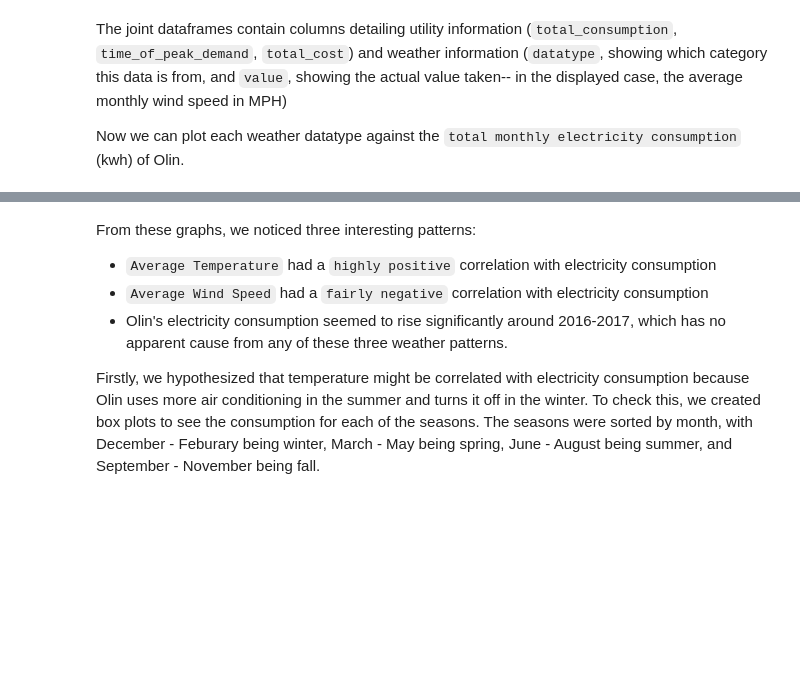
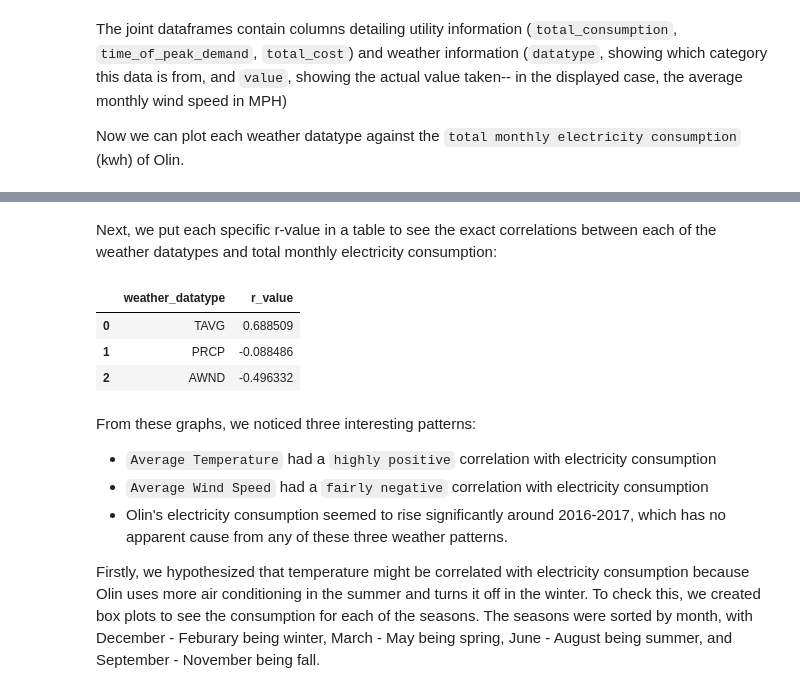
Before and after one commit to cory0417/weather-olin-utilities, a Jupyter notebook: computational_essay_full.ipynb, the cells around one changed output, grey strips where cells are left out. Saved outputs shown, nothing was run; the diff lists cells and outputs as text; code cells hidden in the pictures; blank space fills up the shorter version.

```diff
--- a/computational_essay_full.ipynb
+++ b/computational_essay_full.ipynb
@@ -200,3 +200,21 @@ plot_weather_util_2_plots(df_util_wind)
+# %% [markdown]
+Next, we put each specific r-value in a table to see the exact correlations between each of the weather datatypes and total monthly electricity consumption:
+# %%
+from functions_manage_data import calc_weather_util_corr
+df_correlation = pd.DataFrame(columns=["weather_datatype", "r_value"])
+
+df_util_weathers = [df_util_temp, df_util_prcp, df_util_wind]
+
+for i, df_util_weather in enumerate(df_util_weathers):
+    df_correlation.at[i, "weather_datatype"] = df_util_weather["datatype"][0]
+    df_correlation.at[i, "r_value"] = calc_weather_util_corr(df_util_weather)
+
+display(HTML(df_correlation.to_html()))
+# %% [output]
+|  | weather_datatype | r_value |
+| 0 | TAVG | 0.688509 |
+| 1 | PRCP | -0.088486 |
+| 2 | AWND | -0.496332 |
 # %% [markdown]
 From these graphs, we noticed three interesting patterns:
 - `Average Temperature` had a `highly positive` correlation with electricity consumption
```
Also changed, not shown: parts of 10 cells of this notebook, 1 other file.
